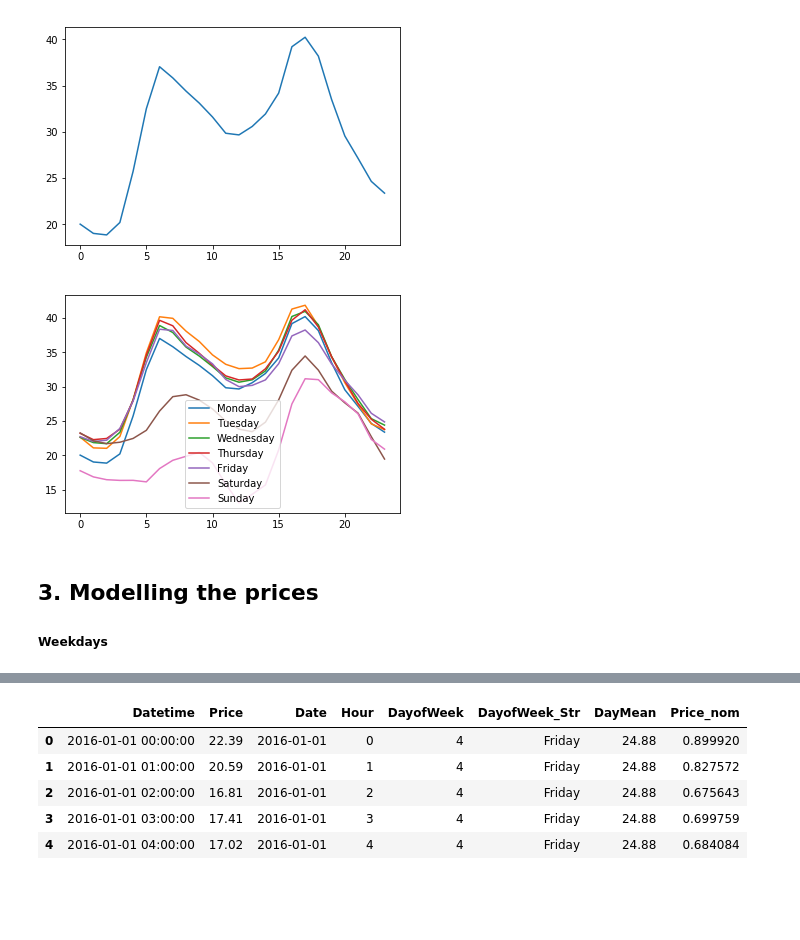
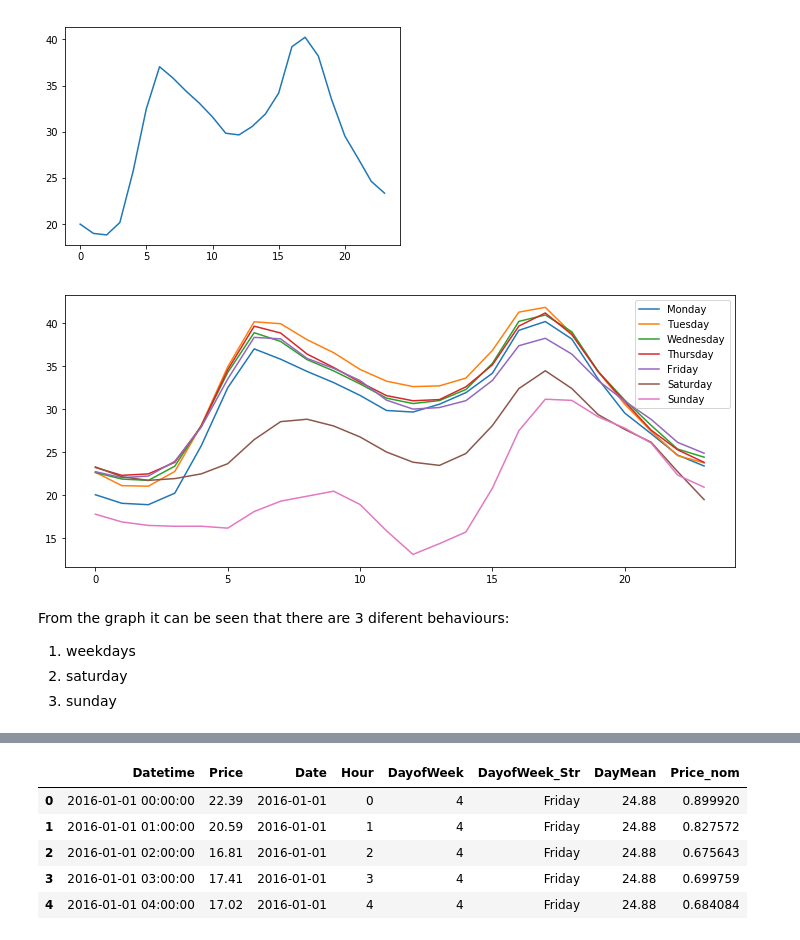
Before and after one commit to Aroagm/TFM_HouseholdConsumptions, a Jupyter notebook: Prices_data.ipynb, the cells around one changed output, grey strips where cells are left out. Cells and saved outputs as stored; diff of their text form; code cells hidden in the pictures; blank space fills up the shorter version.

```diff
--- a/Prices_data.ipynb
+++ b/Prices_data.ipynb
@@ -143,12 +108,12 @@ plt.plot(monday_hours['Price'])
 [<matplotlib.lines.Line2D at 0x...>]
 [figure]
 # %%
-#Grafica con el precio medio de cada hora por cada dia de la semana
-
+#Plot with the mean price for each hour in each day of the week
+plt.figure(figsize=(12,5))
 for i in list(range(0,7)):
     day_hours=df_prices_clean[df_prices_clean['DayofWeek']==i].groupby('Hour').mean()
     day_name = df_prices_clean["DayofWeek_Str"][df_prices_clean['DayofWeek']==i].iloc[0]
     plt.plot(day_hours['Price'], label = day_name)
-    plt.legend()
+    plt.legend(loc=1)
 # %% [output]
-[figure, old version]
+[figure, new version]
@@ -160,3 +120,5 @@ for i in list(range(0,7)):
-# %% [markdown]
-## 3. Modelling the prices
-##### Weekdays
+# %% [markdown]
+From the graph it can be seen that there are 3 diferent behaviours:
+1. weekdays
+2. saturday
+1. sunday
```
Also changed, not shown: parts of 35 cells of this notebook, 1 other file.
